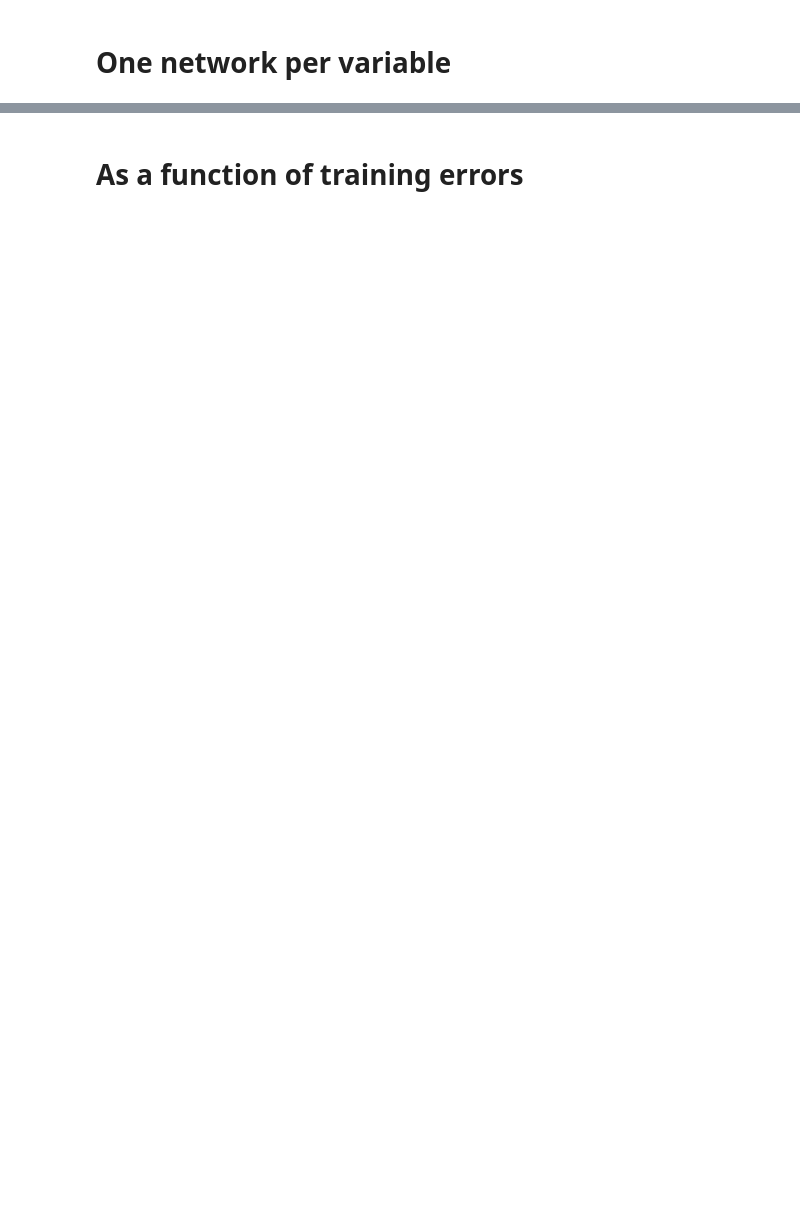
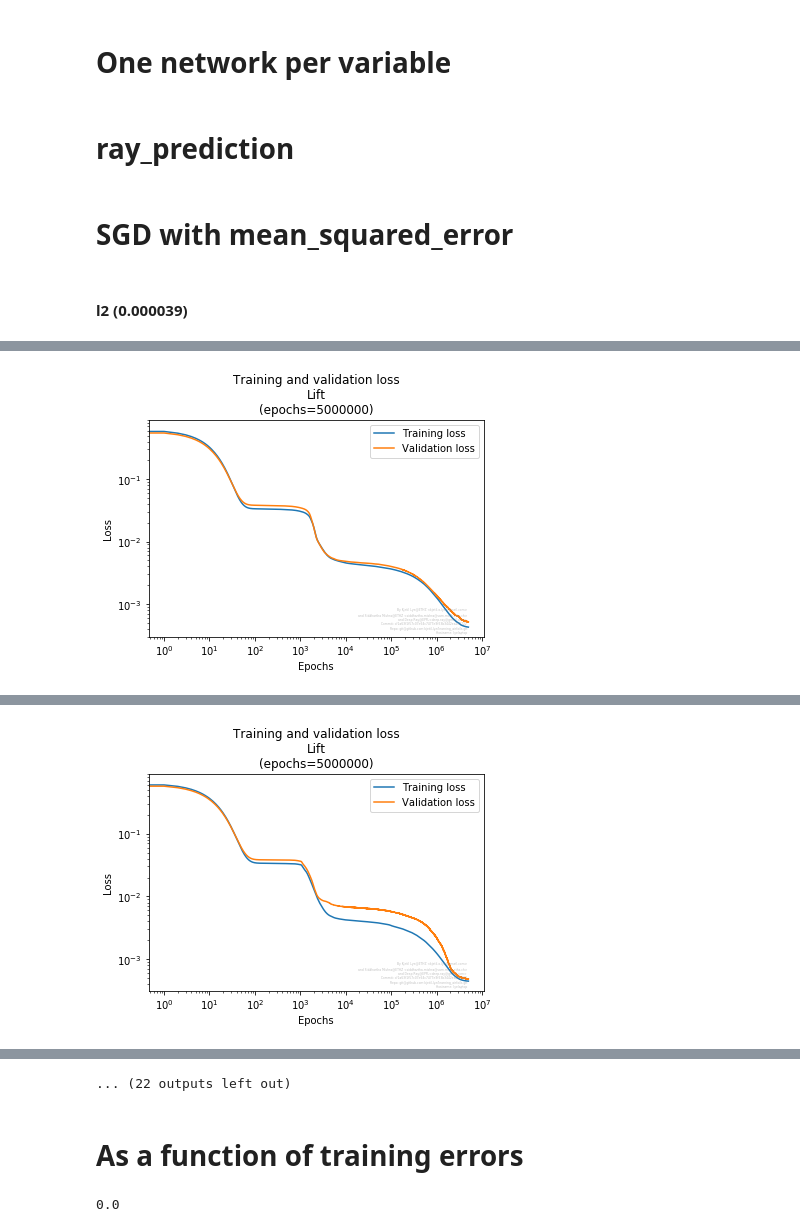
Before and after one commit to kjetil-lye/learning_airfoils, a Jupyter notebook: notebooks/MachineLearningSixParametersAirfoil.ipynb, the cells around one changed output, grey strips where cells are left out. Drawn from its saved outputs; the diff is of its cells as text; code cells hidden in the pictures; blank space fills up the shorter version.

Commit message:
added regularization

```diff
--- a/notebooks/MachineLearningSixParametersAirfoil.ipynb
+++ b/notebooks/MachineLearningSixParametersAirfoil.ipynb
@@ -36,7 +36,7 @@ input_size=6
 train_size=128
 validation_size=128
 
-epochs = 500000
+epochs = 5000000
 
 
 airfoils_network = [12, 12, 10, 12, 10, 12, 10, 10, 12,1]
@@ -47,8 +47,8 @@ Find the optimal network size
 # %%
 force_names=['Lift', 'Drag']
 
-optimizers = {"SGD": keras.optimizers.SGD,
-             "Adam": keras.optimizers.Adam}
+optimizers = {
+             "Adam": keras.optimizers.Adam,"SGD": keras.optimizers.SGD}
 
 loss = "mean_squared_error"
 
@@ -150,7 +150,9 @@ optimizers = {"SGD": keras.optimizers.SGD,
              "Adam": keras.optimizers.Adam}
 
 losses = ["mean_squared_error", "mean_absolute_error"]
-selections = ['mean', 'mean_train', 'mean_tail', 'prediction', 'train', 'ray_prediction']
+selections = [ 'ray_prediction', 'mean', 'mean_train', 'mean_tail', 'prediction', 'train']
+
+regularizations = [keras.regularizers.l2(0.01/256), None,keras.regularizers.l2(0.001/256), keras.regularizers.l2(0.0001/256)]
 for selection in selections:
     display(HTML("<h1>%s</h1>" % selection))
     for optimizer in optimizers.keys():
@@ -161,19 +163,29 @@ for selection in selections:
                 tables = Tables.make_default()
 
                 for (n, f) in enumerate(force_names):
-                    seed_random_number(random_seed)
-                    network_information = NetworkInformation(optimizer=optimizers[optimizer], epochs=epochs,
-                                                             network=airfoils_network, train_size=train_size,
-                                                             validation_size=validation_size,
-                                                            loss=loss,
-                                                            large_integration_points=large_qmc_points,
-                                                            selection=selection, tries=10)
+                    for regularization in regularizations:
+                        regularization_name = "No regularization"
+                        if regularization is not None:
+                            regularization_name = "l2 (%f)" % regularization.l2
+                        display(HTML("<h4>%s</h4>" % regularization_name))
+                        seed_random_number(random_seed)
+                        network_information = NetworkInformation(optimizer=optimizers[optimizer], epochs=epochs,
+                                                                 network=airfoils_network, train_size=train_size,
+                                                                 validation_size=validation_size,
+                                                                loss=loss,
+                                                                large_integration_points=large_qmc_points,
+                                                                selection=selection, tries=3,
+                                                                 kernel_regularizer = regularization)
 
-                    output_information = OutputInformation(tables=tables, title=force_names[n],
-                                                          short_title=force_names[n], enable_plotting=True)
-                    showAndSave.prefix='airfoil_%s_%s_%s_%s_ts_%d_bs_%d' %(selection, optimizer, loss, f,batch_size, train_size)
-                    get_network_and_postprocess(qmc_points, forces[:,n+1], network_information = network_information,
-                        output_information = output_information)
+                        output_information = OutputInformation(tables=tables, title=force_names[n],
+                                                              short_title=force_names[n], enable_plotting=True)
+                        showAndSave.prefix='airfoil_%s_%s_%s_%s_ts_%d_bs_%d' %(selection, optimizer, loss, f,batch_size, train_size)
+                        get_network_and_postprocess(qmc_points, forces[:,n+1], network_information = network_information,
+                            output_information = output_information)
 
                 showAndSave.prefix='airfoil_%s_%s_%s_all_ts_%d_bs_%d' %(selection, optimizer, loss, batch_size, train_size)
                 tables.write_tables()
+# %% [output]
+ray_prediction
+SGD with mean_squared_error
+l2 (0.000039)
@@ -179,0 +193 @@ for selection in selections:
+[figure, added]
@@ -179,0 +195 @@ for selection in selections:
+[figure, added]
@@ -180,3 +217,4 @@ for selection in selections:
+... (22 outputs left out)
 # %% [markdown]
 # As a function of training errors
 # %%
@@ -261,3 +299,8 @@ for selection in selections:
                                    run_function,
                                    qmc_points.shape[0]
                                    )
+# %%
+x=keras.regularizers.l2(0.01)
+print(x.l1)
+# %% [output]
+0.0
```
Also changed, not shown: parts of 3 cells of this notebook, 1 other file.
